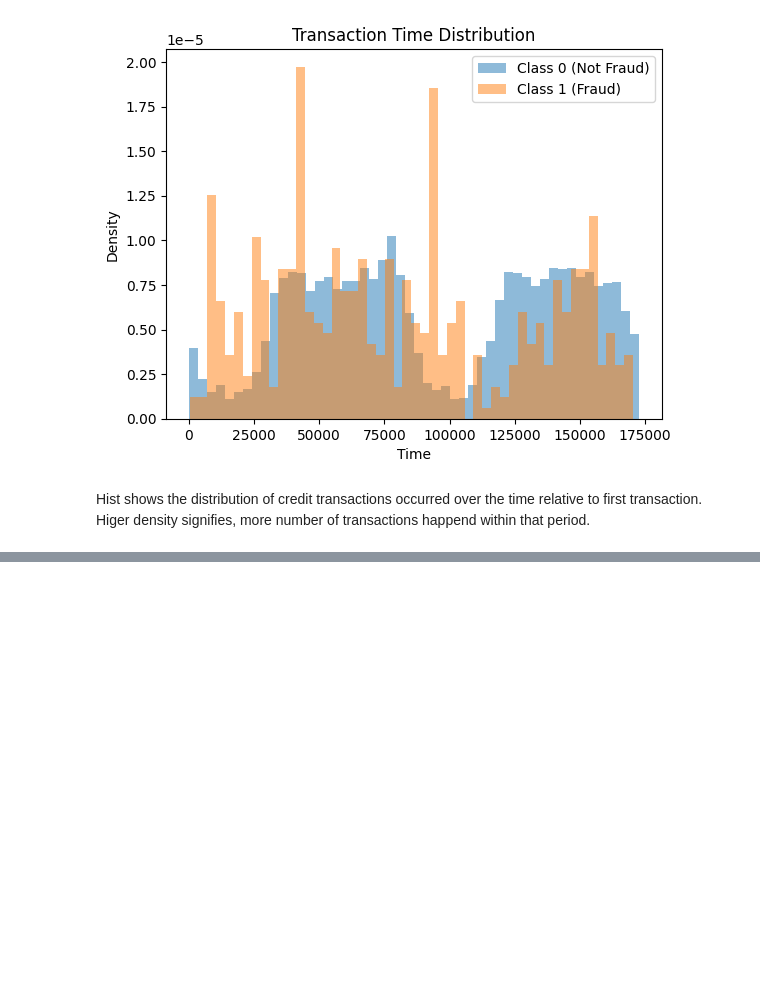
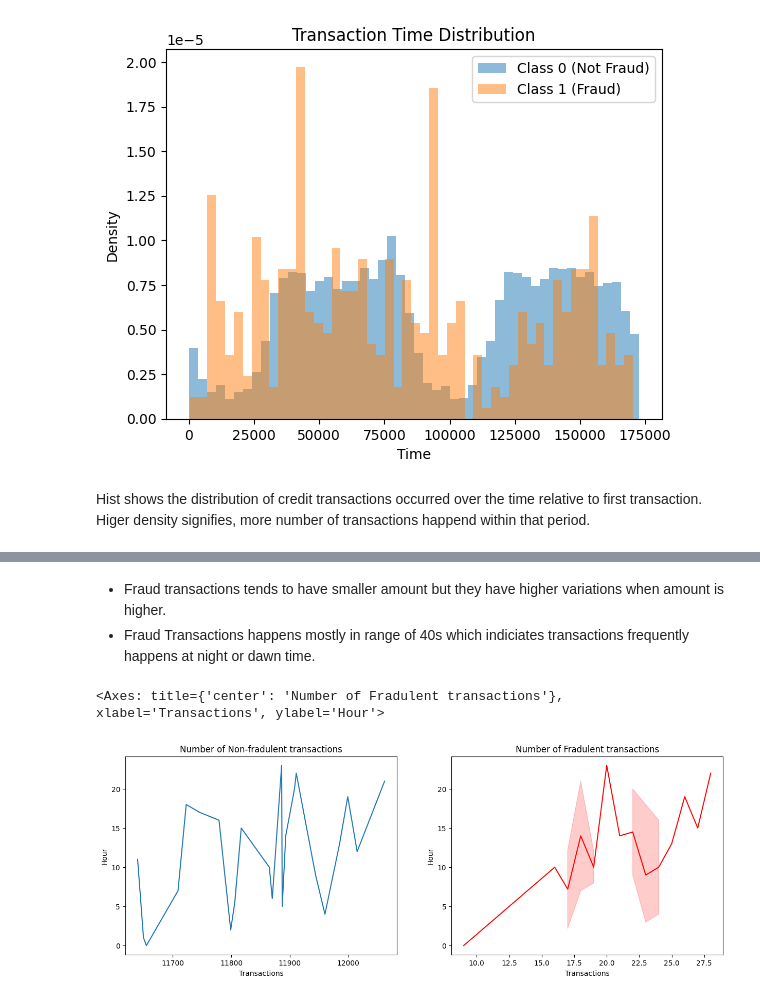
Before and after one commit to prasannashrestha011/Ml_basics, a Jupyter notebook: practiceModels/credit-card-fraud-detection-model.ipynb, the cells around one changed output, grey strips where cells are left out. Drawn from its saved outputs; the diff is of its cells as text; code cells hidden in the pictures; blank space fills up the shorter version.

```diff
--- a/practiceModels/credit-card-fraud-detection-model.ipynb
+++ b/practiceModels/credit-card-fraud-detection-model.ipynb
@@ -71,0 +99,14 @@ Hist shows the distribution of credit transactions occurred over the time relati
+# %% [markdown]
+* Fraud transactions tends to have smaller amount but they have higher variations when amount is higher.
+* Fraud Transactions happens mostly in range of 40s which indiciates transactions frequently happens at night or dawn time.
+# %%
+fig,(ax1,ax2)=plt.subplots(1,2,figsize=(15,5))
+class_0=temp_df[temp_df.Class==0]
+class_1=temp_df[temp_df.Class==1]
+ax1.set_title("Number of Non-fradulent transactions")
+ax2.set_title("Number of Fradulent transactions")
+sns.lineplot(ax=ax1,x="Transactions",y="Hour",data=class_0)
+sns.lineplot(ax=ax2,x="Transactions",y="Hour",data=class_1,c="red")
+# %% [output]
+<Axes: title={'center': 'Number of Fradulent transactions'}, xlabel='Transactions', ylabel='Hour'>
+[figure, added]
```
Also changed, not shown: parts of 21 cells of this notebook.
